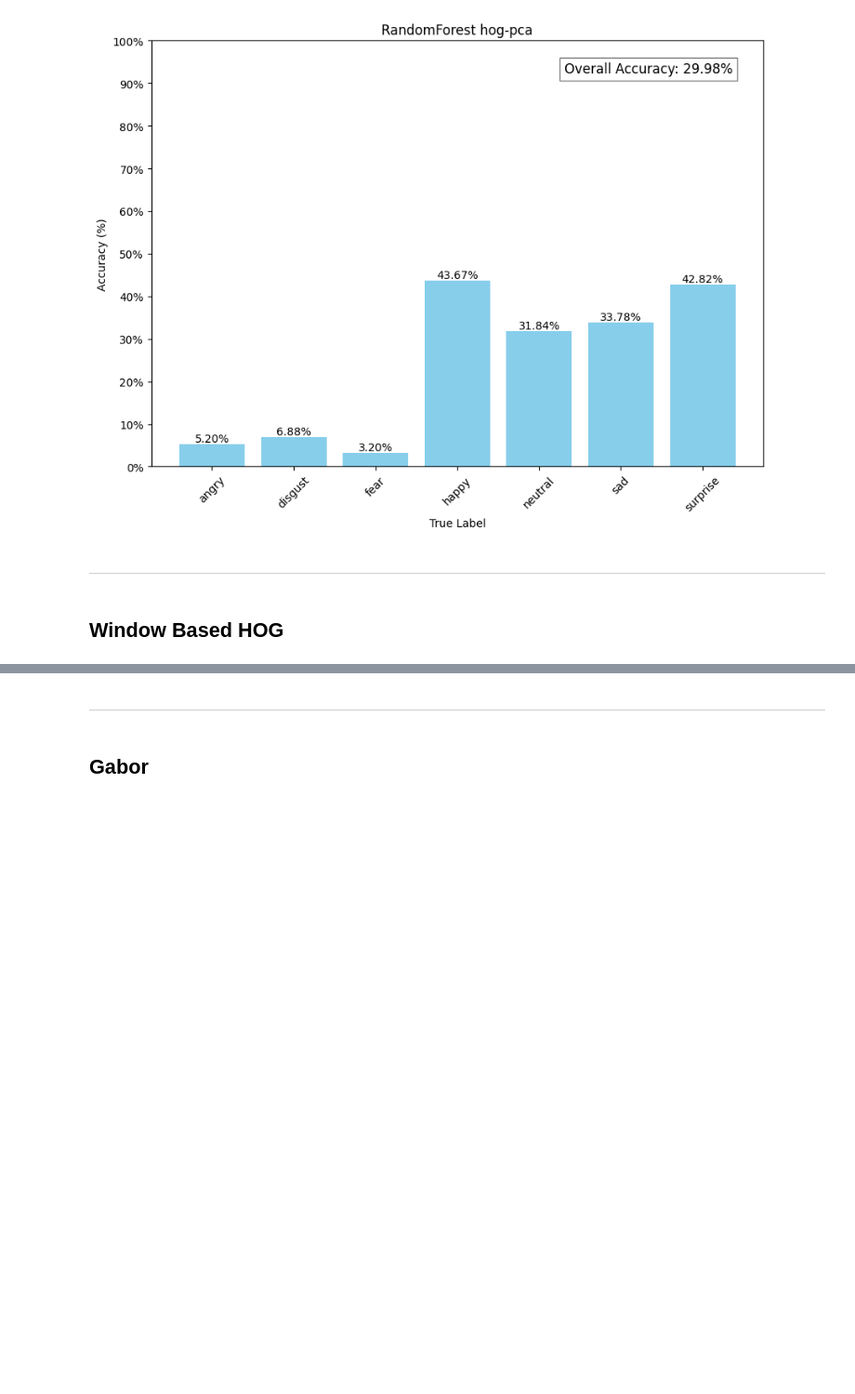
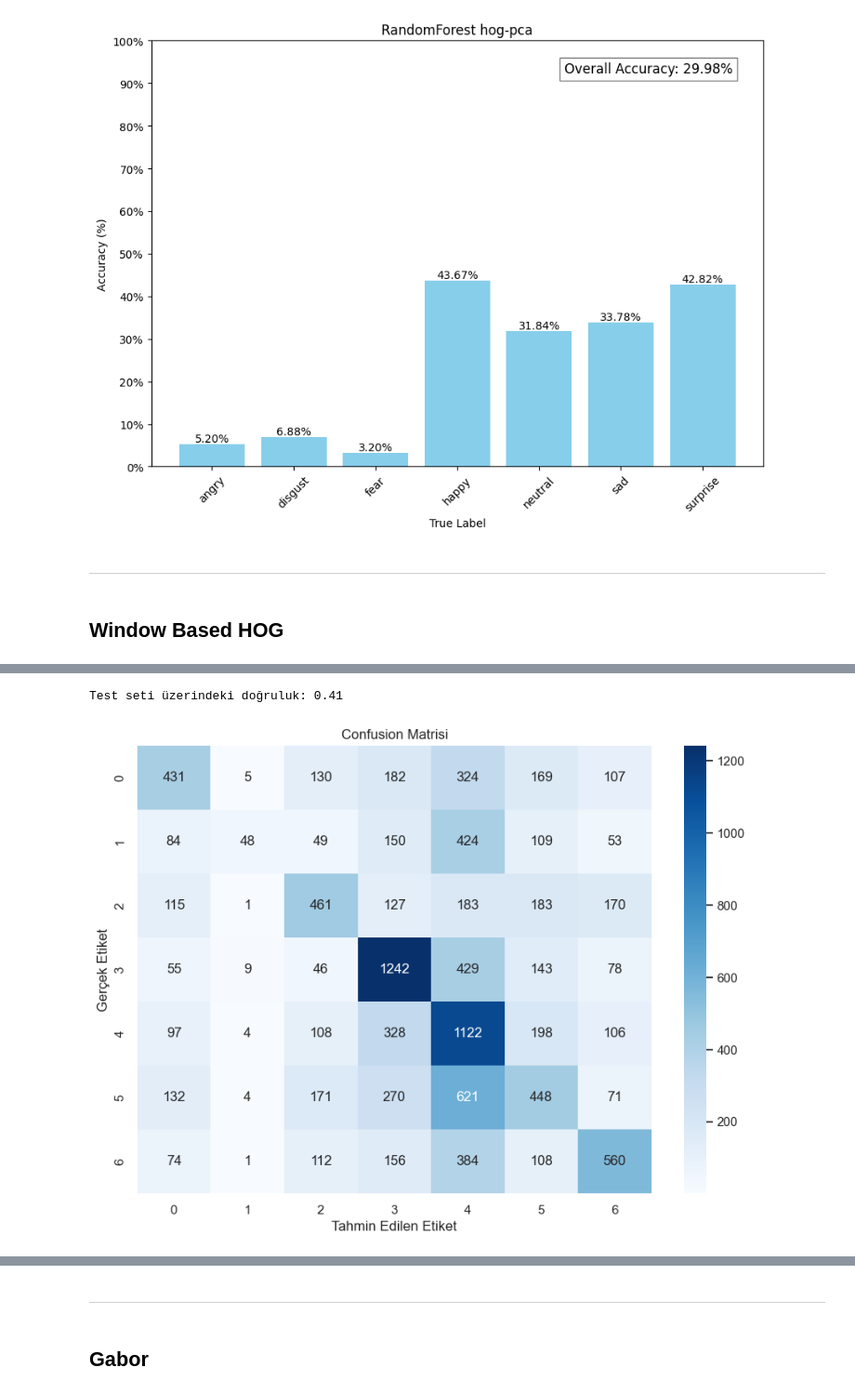
Before and after one commit to MGurcan/FaceEmotionRecognition, a Jupyter notebook: Scripts/ModelEducation/Methods/Method2/method2.ipynb, the cells around one changed output, grey strips where cells are left out. Shown at 93% size. Drawn from its saved outputs; the diff is of its cells as text; code cells hidden in the pictures; blank space fills up the shorter version.

```diff
--- a/Scripts/ModelEducation/Methods/Method2/method2.ipynb
+++ b/Scripts/ModelEducation/Methods/Method2/method2.ipynb
@@ -203,0 +216,26 @@ IndexError: too many indices for array: array is 1-dimensional, but 2 were index
+# %%
+optimal_window_size = 24
+optimal_window_step = 6
+
+X_train_hogged = get_window_based_hog_features(X_train, window_size=optimal_window_size, window_step=optimal_window_step)
+X_test_hogged= get_window_based_hog_features(X_test, window_size=optimal_window_size, window_step=optimal_window_step)
+svm_preds = classify_with_svm(X_train_hogged, X_test_hogged, y_train, y_test)
+# %% [output]
+Test seti üzerindeki doğruluk: 0.41
+# %%
+import matplotlib.pyplot as plt
+from sklearn.metrics import confusion_matrix
+import seaborn as sns; sns.set()  # seaborn kütüphanesini güzel bir görselleştirme için kullanıyoruz
+
+# Gerçek sınıf etiketleri ve SVM tahminlerini kullanarak confusion matrisi hesaplama
+cm = confusion_matrix(y_test, svm_preds)
+
+# Confusion matrisini görselleştir
+plt.figure(figsize=(10,7))
+sns.heatmap(cm, annot=True, fmt="d", cmap="Blues")
+plt.xlabel('Tahmin Edilen Etiket')
+plt.ylabel('Gerçek Etiket')
+plt.title('Confusion Matrisi')
+plt.show()
+# %% [output]
+[figure, added]
```
Also changed, not shown: parts of 13 cells of this notebook, 45 other files.
